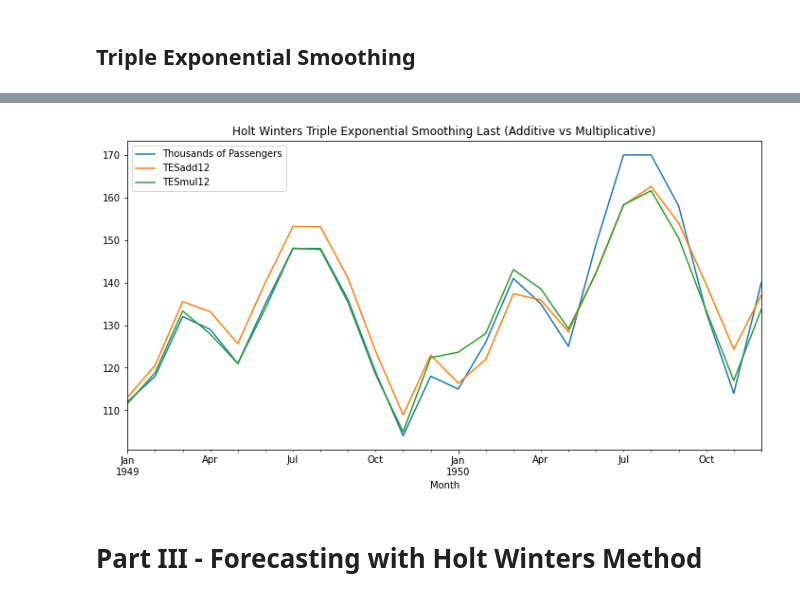
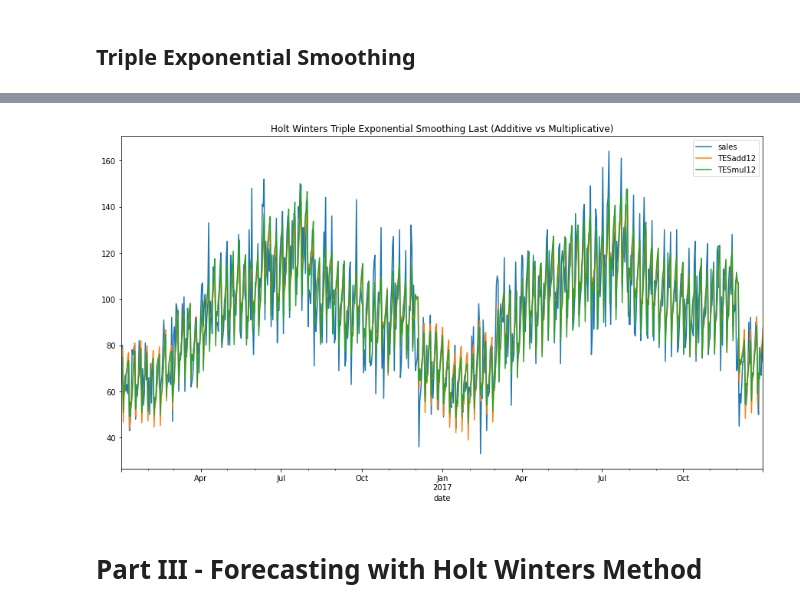
Before and after one commit to xjlwi/DSA-7-Time-series, a Jupyter notebook: Day 3 - 1. Univariate Moving Average, Smoothing (Solutions).ipynb, the cells around one changed output, grey strips where cells are left out. Saved outputs shown, nothing was run; the diff lists cells and outputs as text; code cells hidden in the pictures.

```diff
--- a/Day 3 - 1. Univariate Moving Average, Smoothing (Solutions).ipynb
+++ b/Day 3 - 1. Univariate Moving Average, Smoothing (Solutions).ipynb
@@ -410,5 +428,5 @@ Both the EWMA and Holt Winters Single Exponential Smoothing curve fit each other
 # %% [markdown]
 ## Double Exponential Smoothing
 # %%
-airline['DES12'] = ExponentialSmoothing(airline['Thousands of Passengers'],trend='add').fit().fittedvalues.shift(-1)
+data['DES12'] = ExponentialSmoothing(data['sales'], trend='add').fit().fittedvalues.shift(-1)
 # %%
@@ -424,5 +442,5 @@ airline[['Thousands of Passengers','SES12','DES12']].iloc[:24].plot(title='Holt
 # %% [markdown]
 Lets replot the above using the multiplicative adjustment instead of additive.
 # %%
-airline['DES12_mul'] = ExponentialSmoothing(airline['Thousands of Passengers'],trend='mul').fit().fittedvalues.shift(-1)
+data['DES12_mul'] = ExponentialSmoothing(data['sales'], trend='mul').fit().fittedvalues.shift(-1)
 # %%
@@ -434,5 +452,5 @@ Although minor, the multiplicative adjustment gives a better result compared to
 # %% [markdown]
 ## Triple Exponential Smoothing
 # %%
-airline['TESadd12'] = ExponentialSmoothing(airline['Thousands of Passengers'],trend='add',seasonal='add',seasonal_periods=12).fit().fittedvalues
+data['TESadd12'] = ExponentialSmoothing(data['sales'], trend='add',seasonal='add', seasonal_periods = 7).fit().fittedvalues
 # %%
@@ -448,9 +466,9 @@ airline.head()
 # %%
-airline['TESmul12'] = ExponentialSmoothing(airline['Thousands of Passengers'],trend='mul',seasonal='mul',seasonal_periods=12).fit().fittedvalues
+data['TESmul12'] = ExponentialSmoothing(data['sales'], trend='mul',seasonal='mul',seasonal_periods=7).fit().fittedvalues
 # %%
-airline[['Thousands of Passengers','TESadd12','TESmul12']].iloc[:24].plot(title='Holt Winters Triple Exponential Smoothing Last (Additive vs Multiplicative)').autoscale(axis='x',tight=True);
+data[['sales','TESadd12','TESmul12']].iloc[-730:].plot(title='Holt Winters Triple Exponential Smoothing Last (Additive vs Multiplicative)').autoscale(axis='x',tight=True);
 # %% [output]
-[figure, old version]
+[figure, new version]
 # %% [markdown]
 # Part III - Forecasting with Holt Winters Method
 # %% [markdown]
```
Also changed, not shown: parts of 41 cells of this notebook.
